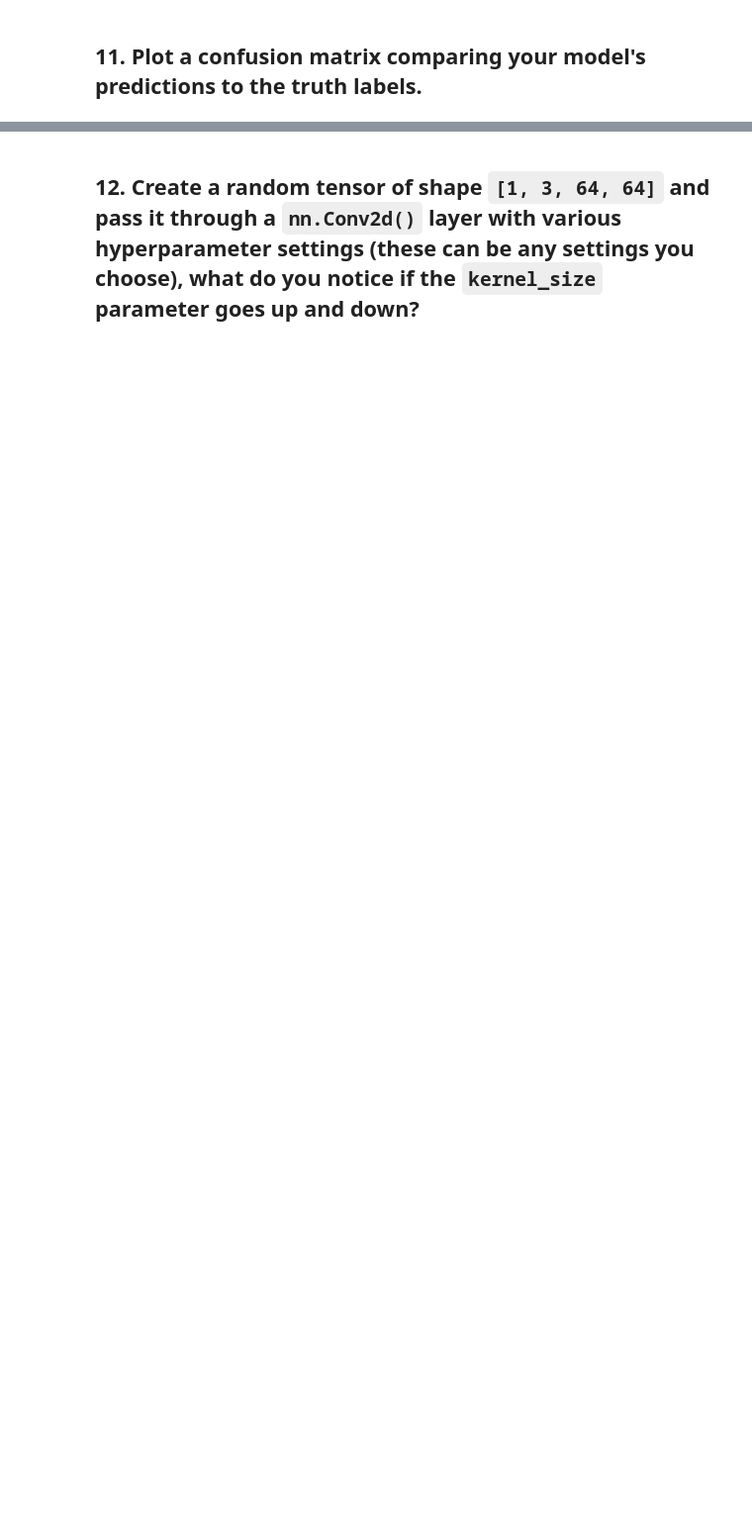
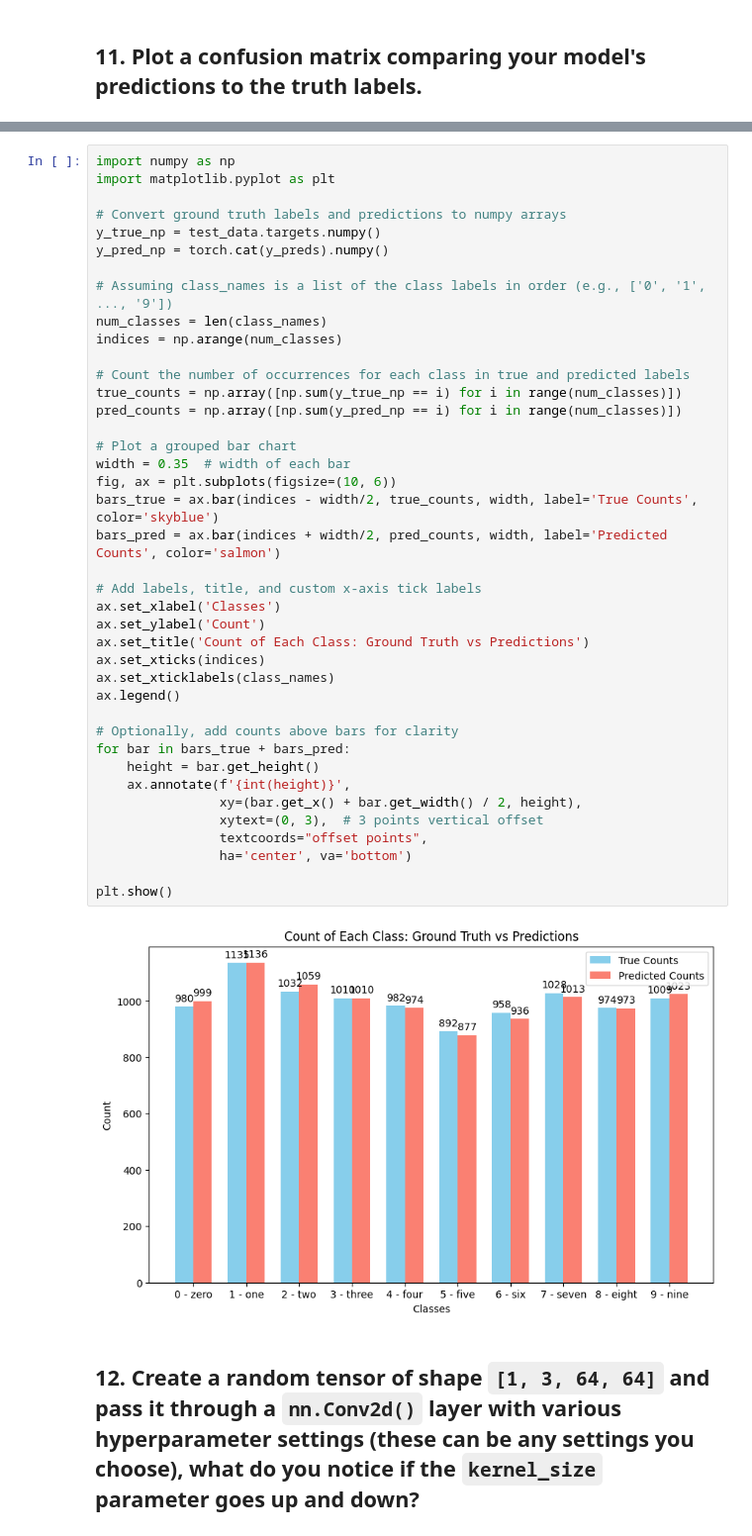
Before and after one commit to Alohadron/PyTorch-for-Deep-Learning-Bootcamp, a Jupyter notebook: extras/exercises/03_pytorch_computer_vision_exercises.ipynb, the cells around one changed output, grey strips where cells are left out. Shown at 99% size. Cells and saved outputs as stored; diff of their text form; blank space fills up the shorter version.

```diff
--- a/extras/exercises/03_pytorch_computer_vision_exercises.ipynb
+++ b/extras/exercises/03_pytorch_computer_vision_exercises.ipynb
@@ -434,2 +537,44 @@ Train & Test time on cuda: 56.291 seconds
+# %%
+import numpy as np
+import matplotlib.pyplot as plt
+
+# Convert ground truth labels and predictions to numpy arrays
+y_true_np = test_data.targets.numpy()
+y_pred_np = torch.cat(y_preds).numpy()
+
+# Assuming class_names is a list of the class labels in order (e.g., ['0', '1', ..., '9'])
+num_classes = len(class_names)
+indices = np.arange(num_classes)
+
+# Count the number of occurrences for each class in true and predicted labels
+true_counts = np.array([np.sum(y_true_np == i) for i in range(num_classes)])
+pred_counts = np.array([np.sum(y_pred_np == i) for i in range(num_classes)])
+
+# Plot a grouped bar chart
+width = 0.35  # width of each bar
+fig, ax = plt.subplots(figsize=(10, 6))
+bars_true = ax.bar(indices - width/2, true_counts, width, label='True Counts', color='skyblue')
+bars_pred = ax.bar(indices + width/2, pred_counts, width, label='Predicted Counts', color='salmon')
+
+# Add labels, title, and custom x-axis tick labels
+ax.set_xlabel('Classes')
+ax.set_ylabel('Count')
+ax.set_title('Count of Each Class: Ground Truth vs Predictions')
+ax.set_xticks(indices)
+ax.set_xticklabels(class_names)
+ax.legend()
+
+# Optionally, add counts above bars for clarity
+for bar in bars_true + bars_pred:
+    height = bar.get_height()
+    ax.annotate(f'{int(height)}',
+                xy=(bar.get_x() + bar.get_width() / 2, height),
+                xytext=(0, 3),  # 3 points vertical offset
+                textcoords="offset points",
+                ha='center', va='bottom')
+
+plt.show()
+# %% [output]
+[figure, added]
 # %% [markdown]
 ## 12. Create a random tensor of shape `[1, 3, 64, 64]` and pass it through a `nn.Conv2d()` layer with various hyperparameter settings (these can be any settings you choose), what do you notice if the `kernel_size` parameter goes up and down?
```
Also changed, not shown: parts of 21 cells of this notebook.
